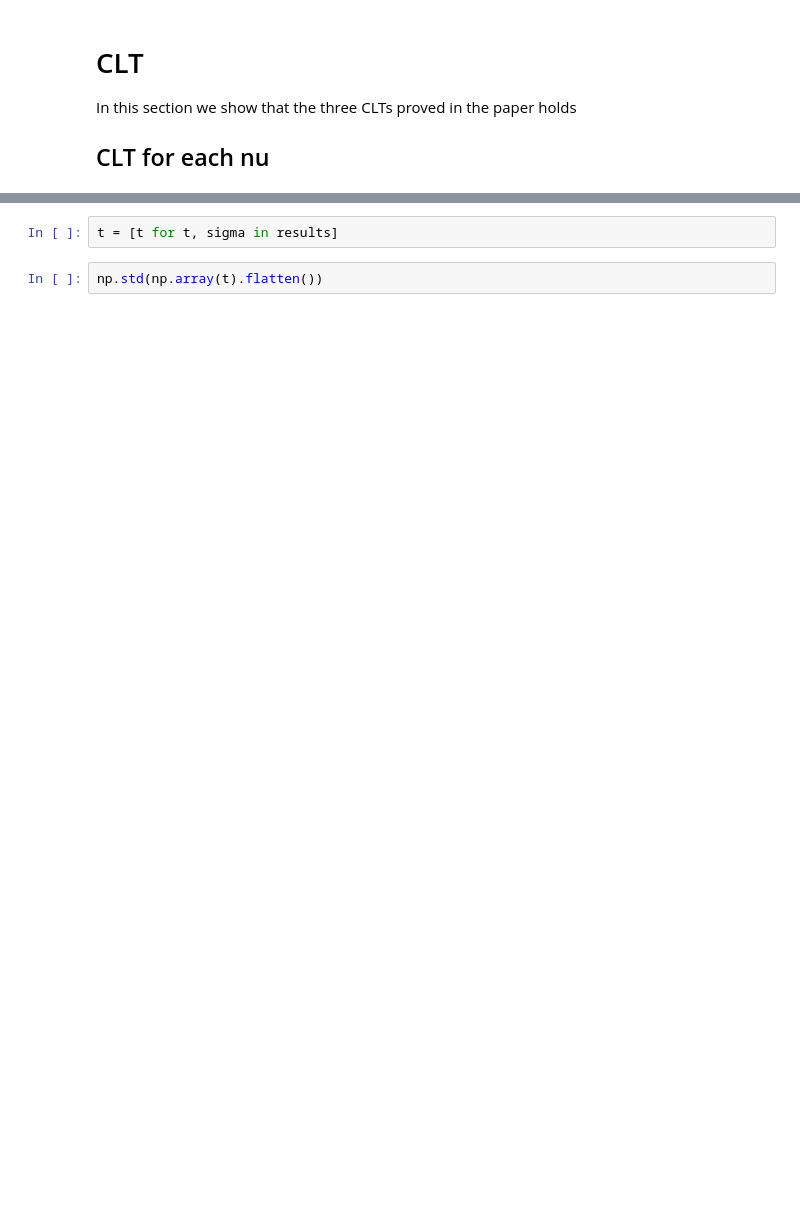
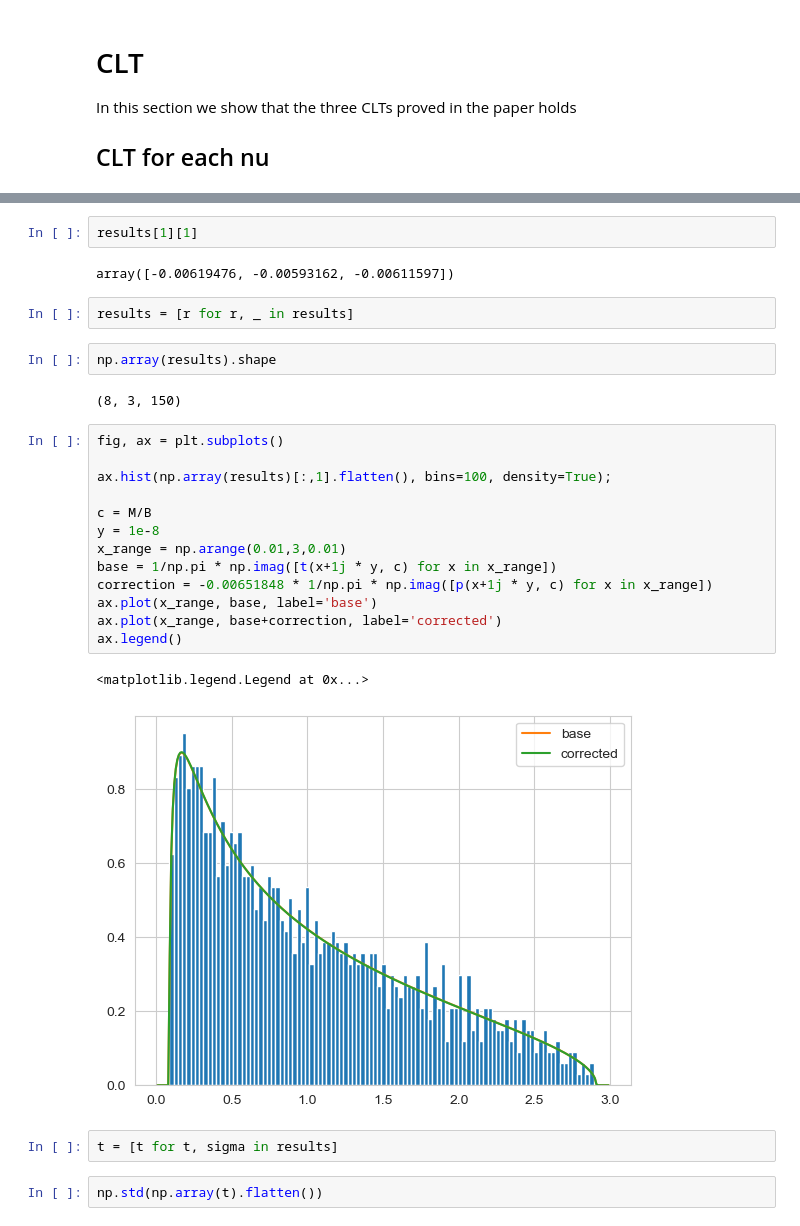
Before and after one commit to alexisrosuel/lrv-test, a Jupyter notebook: notebooks/clt_LRV.ipynb, the cells around one changed output, grey strips where cells are left out. Drawn from its saved outputs; the diff is of its cells as text; blank space fills up the shorter version.

```diff
--- a/notebooks/clt_LRV.ipynb
+++ b/notebooks/clt_LRV.ipynb
@@ -60,3 +174,29 @@ results = Parallel(n_jobs=1)(delayed(run)(N, M, burn, ar, ma) for _ in tqdm(rang
+# %%
+results[1][1]
+# %% [output]
+array([-0.00619476, -0.00593162, -0.00611597])
+# %%
+results = [r for r, _ in results]
+# %%
+np.array(results).shape
+# %% [output]
+(8, 3, 150)
+# %%
+fig, ax = plt.subplots()
+
+ax.hist(np.array(results)[:,1].flatten(), bins=100, density=True);
+
+c = M/B
+y = 1e-8
+x_range = np.arange(0.01,3,0.01)
+base = 1/np.pi * np.imag([t(x+1j * y, c) for x in x_range])
+correction = -0.00651848 * 1/np.pi * np.imag([p(x+1j * y, c) for x in x_range])
+ax.plot(x_range, base, label='base')
+ax.plot(x_range, base+correction, label='corrected')
+ax.legend()
+# %% [output]
+<matplotlib.legend.Legend at 0x...>
+[figure, added]
 # %%
 t = [t for t, sigma in results]
 # %%
```
Also changed, not shown: parts of 15 cells of this notebook, 10 other files.
